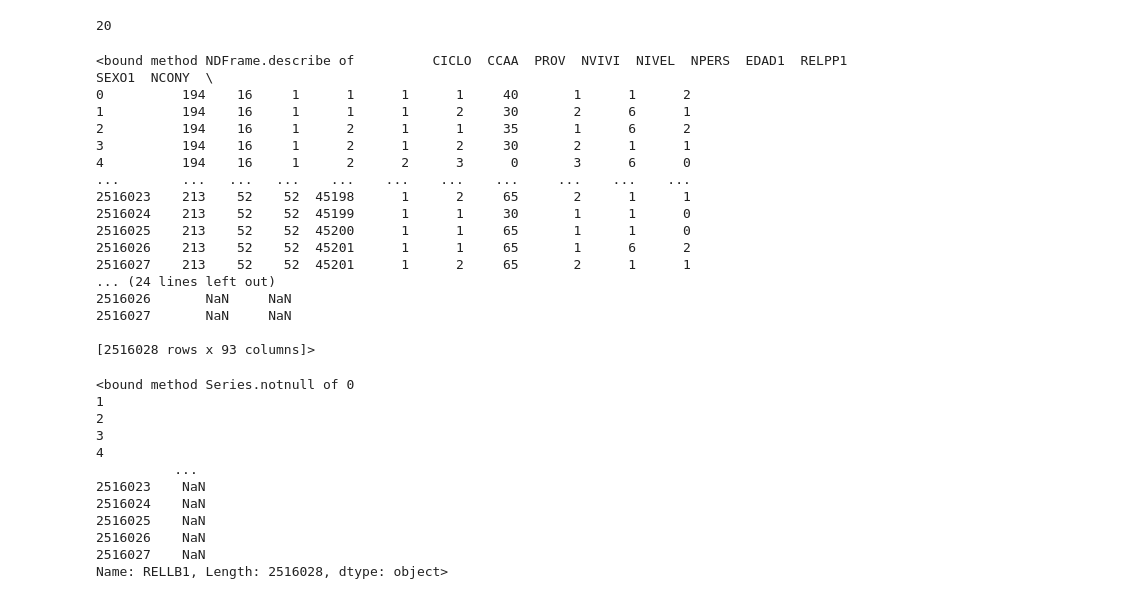
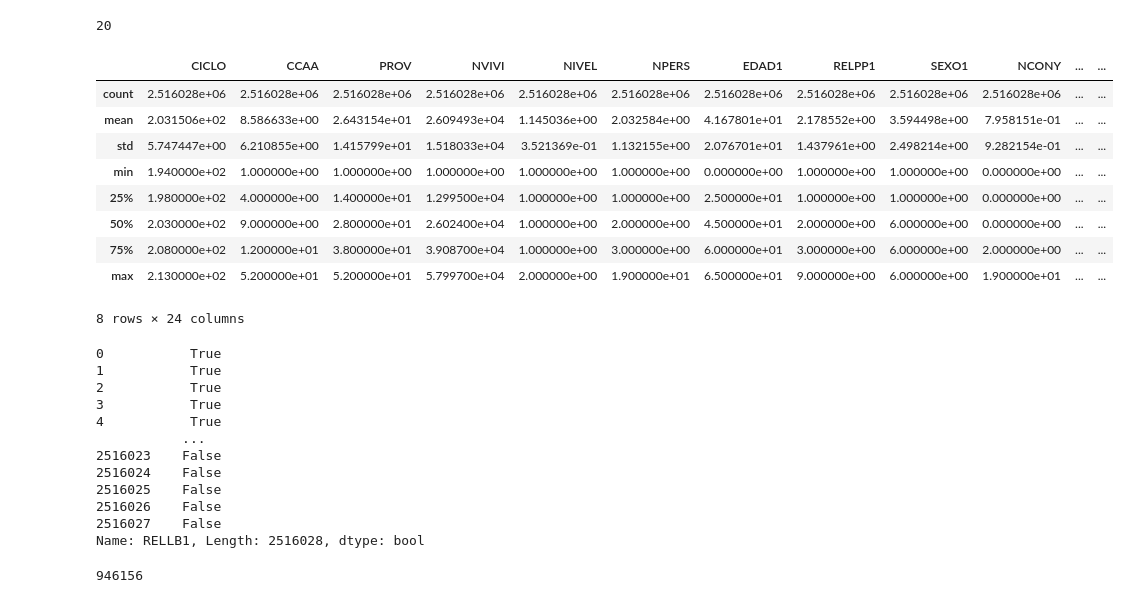
Before and after one commit to ninelivesanalytics/proyecto_edu, a Jupyter notebook: notebooks/02_epa_data_int.ipynb, the cells around one changed output. Drawn from its saved outputs; the diff is of its cells as text; code cells hidden in the pictures.

```diff
--- a/notebooks/02_epa_data_int.ipynb
+++ b/notebooks/02_epa_data_int.ipynb
@@ -370,37 +370,34 @@ len(df_epa_joined["CICLO"].unique())
 # %% [output]
 20
 # %%
-display(df_epa_joined.describe)
+display(df_epa_joined.describe())
 # %% [output]
+|  | CICLO | CCAA | PROV | NVIVI | NIVEL | NPERS | EDAD1 | RELPP1 | SEXO1 | NCONY | ... | ... |
+| count | 2.516028e+06 | 2.516028e+06 | 2.516028e+06 | 2.516028e+06 | 2.516028e+06 | 2.516028e+06 | 2.516028e+06 | 2.516028e+06 | 2.516028e+06 | 2.516028e+06 | ... | ... |
+| mean | 2.031506e+02 | 8.586633e+00 | 2.643154e+01 | 2.609493e+04 | 1.145036e+00 | 2.032584e+00 | 4.167801e+01 | 2.178552e+00 | 3.594498e+00 | 7.958151e-01 | ... | ... |
+| std | 5.747447e+00 | 6.210855e+00 | 1.415799e+01 | 1.518033e+04 | 3.521369e-01 | 1.132155e+00 | 2.076701e+01 | 1.437961e+00 | 2.498214e+00 | 9.282154e-01 | ... | ... |
+| min | 1.940000e+02 | 1.000000e+00 | 1.000000e+00 | 1.000000e+00 | 1.000000e+00 | 1.000000e+00 | 0.000000e+00 | 1.000000e+00 | 1.000000e+00 | 0.000000e+00 | ... | ... |
+| 25% | 1.980000e+02 | 4.000000e+00 | 1.400000e+01 | 1.299500e+04 | 1.000000e+00 | 1.000000e+00 | 2.500000e+01 | 1.000000e+00 | 1.000000e+00 | 0.000000e+00 | ... | ... |
+| 50% | 2.030000e+02 | 9.000000e+00 | 2.800000e+01 | 2.602400e+04 | 1.000000e+00 | 2.000000e+00 | 4.500000e+01 | 2.000000e+00 | 6.000000e+00 | 0.000000e+00 | ... | ... |
+| 75% | 2.080000e+02 | 1.200000e+01 | 3.800000e+01 | 3.908700e+04 | 1.000000e+00 | 3.000000e+00 | 6.000000e+01 | 3.000000e+00 | 6.000000e+00 | 2.000000e+00 | ... | ... |
+| max | 2.130000e+02 | 5.200000e+01 | 5.200000e+01 | 5.799700e+04 | 2.000000e+00 | 1.900000e+01 | 6.500000e+01 | 9.000000e+00 | 6.000000e+00 | 1.900000e+01 | ... | ... |
-<bound method NDFrame.describe of          CICLO  CCAA  PROV  NVIVI  NIVEL  NPERS  EDAD1  RELPP1  SEXO1  NCONY  \
-0          194    16     1      1      1      1     40       1      1      2
-1          194    16     1      1      1      2     30       2      6      1
-2          194    16     1      2      1      1     35       1      6      2
-3          194    16     1      2      1      2     30       2      1      1
-4          194    16     1      2      2      3      0       3      6      0
-...        ...   ...   ...    ...    ...    ...    ...     ...    ...    ...
-2516023    213    52    52  45198      1      2     65       2      1      1
-2516024    213    52    52  45199      1      1     30       1      1      0
-2516025    213    52    52  45200      1      1     65       1      1      0
-2516026    213    52    52  45201      1      1     65       1      6      2
-2516027    213    52    52  45201      1      2     65       2      1      1
-... (24 lines left out)
-2516026       NaN     NaN
-2516027       NaN     NaN
-
-[2516028 rows x 93 columns]>
+8 rows × 24 columns
 # %%
-df_epa_joined["RELLB1"].notnull
+df_epa_joined["RELLB1"].notnull()
 # %% [output]
-<bound method Series.notnull of 0
-1
-2
-3
-4
-          ...
-2516023    NaN
-2516024    NaN
-2516025    NaN
-2516026    NaN
-2516027    NaN
-Name: RELLB1, Length: 2516028, dtype: object>
+0           True
+1           True
+2           True
+3           True
+4           True
+           ...
+2516023    False
+2516024    False
+2516025    False
+2516026    False
+2516027    False
+Name: RELLB1, Length: 2516028, dtype: bool
+# %%
+print(df_epa_joined["PESO"].isna().sum())
+# %% [output]
+946156
```
